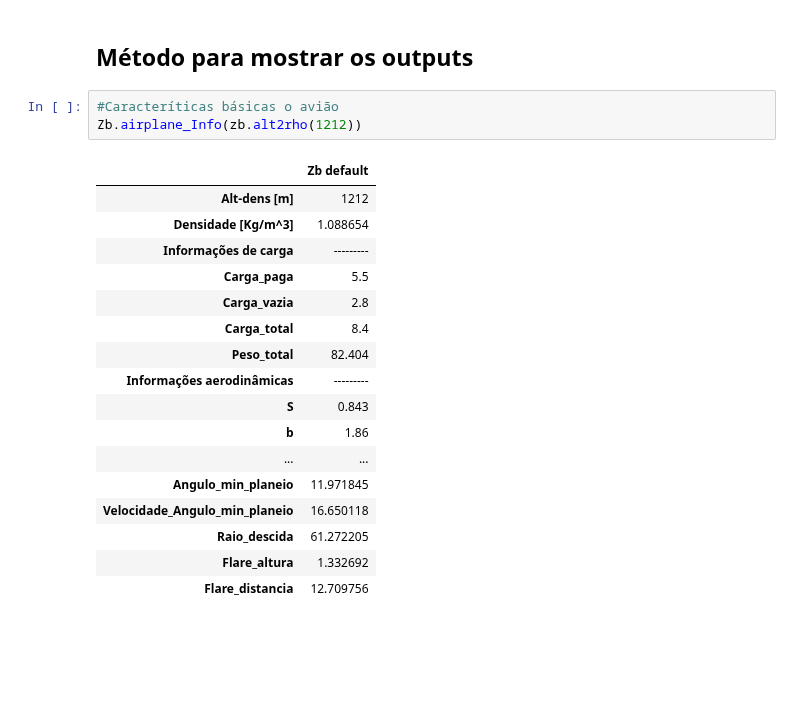
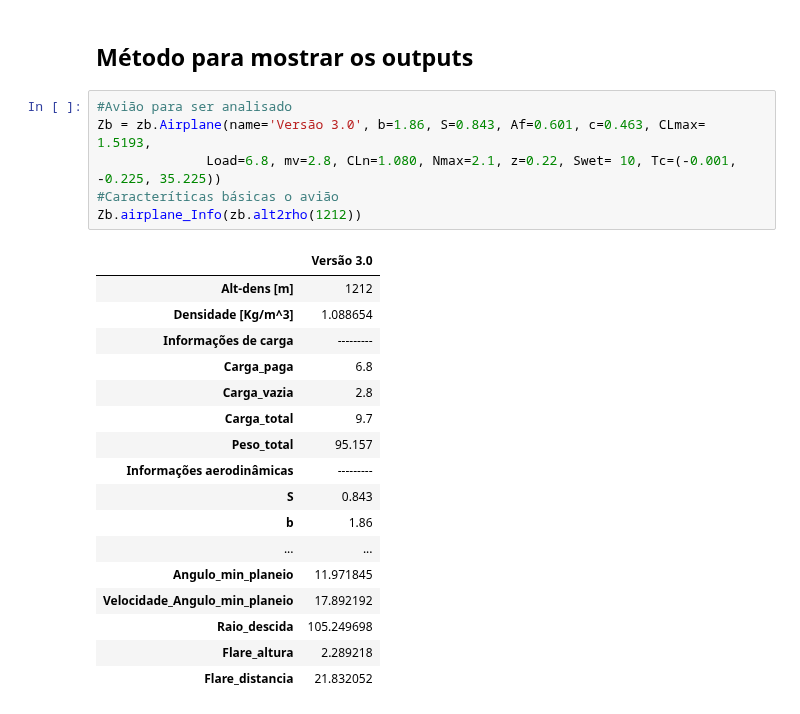
Before and after one commit to Chabole/Python, a Jupyter notebook: Projeto Zebra/Resumo_desempenho.ipynb, the cells around one changed output. Saved outputs shown, nothing was run; the diff lists cells and outputs as text; blank space fills up the shorter version.

```diff
--- a/Projeto Zebra/Resumo_desempenho.ipynb
+++ b/Projeto Zebra/Resumo_desempenho.ipynb
@@ -1262,23 +1272,26 @@ Zb.mission_Time(zb.alt2rho(1212))
 # %% [markdown]
 ## Método para mostrar os outputs
 # %%
+#Avião para ser analisado
+Zb = zb.Airplane(name='Versão 3.0', b=1.86, S=0.843, Af=0.601, c=0.463, CLmax= 1.5193,
+              Load=6.8, mv=2.8, CLn=1.080, Nmax=2.1, z=0.22, Swet= 10, Tc=(-0.001, -0.225, 35.225))
 #Caracteríticas básicas o avião
 Zb.airplane_Info(zb.alt2rho(1212))
 # %% [output]
-|  | Zb default |
+|  | Versão 3.0 |
 | Alt-dens [m] | 1212 |
 | Densidade [Kg/m^3] | 1.088654 |
 | Informações de carga | --------- |
-| Carga_paga | 5.5 |
+| Carga_paga | 6.8 |
 | Carga_vazia | 2.8 |
-| Carga_total | 8.4 |
-| Peso_total | 82.404 |
+| Carga_total | 9.7 |
+| Peso_total | 95.157 |
 | Informações aerodinâmicas | --------- |
 | S | 0.843 |
 | b | 1.86 |
 | ... | ... |
 | Angulo_min_planeio | 11.971845 |
-| Velocidade_Angulo_min_planeio | 16.650118 |
-| Raio_descida | 61.272205 |
-| Flare_altura | 1.332692 |
-| Flare_distancia | 12.709756 |
+| Velocidade_Angulo_min_planeio | 17.892192 |
+| Raio_descida | 105.249698 |
+| Flare_altura | 2.289218 |
+| Flare_distancia | 21.832052 |
```
Also changed, not shown: parts of 8 cells of this notebook.
